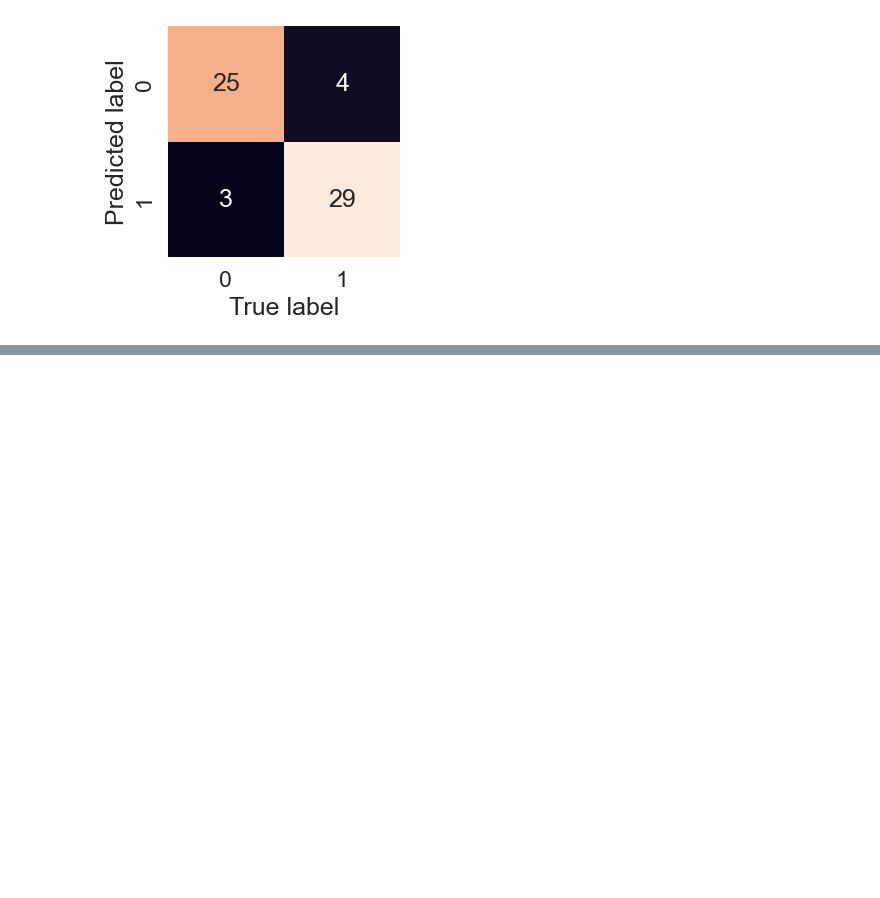
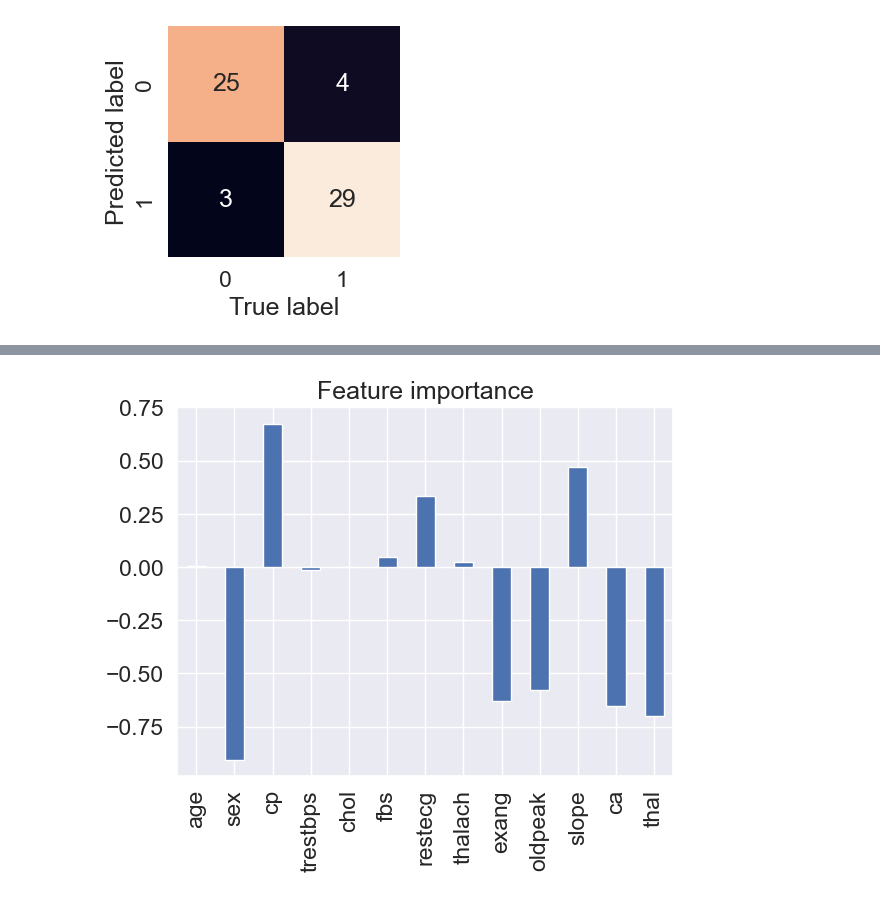
Before and after one commit to Ydv-Suman/Heart-Disease-Project, a Jupyter notebook: Untitled.ipynb, the cells around one changed output, grey strips where cells are left out. Drawn from its saved outputs; the diff is of its cells as text; code cells hidden in the pictures; blank space fills up the shorter version.

```diff
--- a/Untitled.ipynb
+++ b/Untitled.ipynb
@@ -556,0 +644,7 @@ plot_conf_matrix(y_test, y_preds)
+# %%
+clf = LogisticRegression(C=0.23357214690901212,
+                         class_weight = None,
+                         fit_intercept =True,
+                         solver = 'liblinear')
+clf.fit(x_train, y_train)
+clf.coef_
@@ -556,0 +655,3 @@ plot_conf_matrix(y_test, y_preds)
+# %%
+featue_dict = dict(zip(df.columns, list(clf.coef_[0])))
+featue_dict
@@ -556,0 +672,7 @@ plot_conf_matrix(y_test, y_preds)
+# %%
+## visulaize feature importance
+feature_df = pd.DataFrame(featue_dict, index=[0])
+feature_df.T.plot.bar(title="Feature importance", legend=False)
+plt.show()
+# %% [output]
+[figure, added]
```
Also changed, not shown: parts of 16 cells of this notebook.
